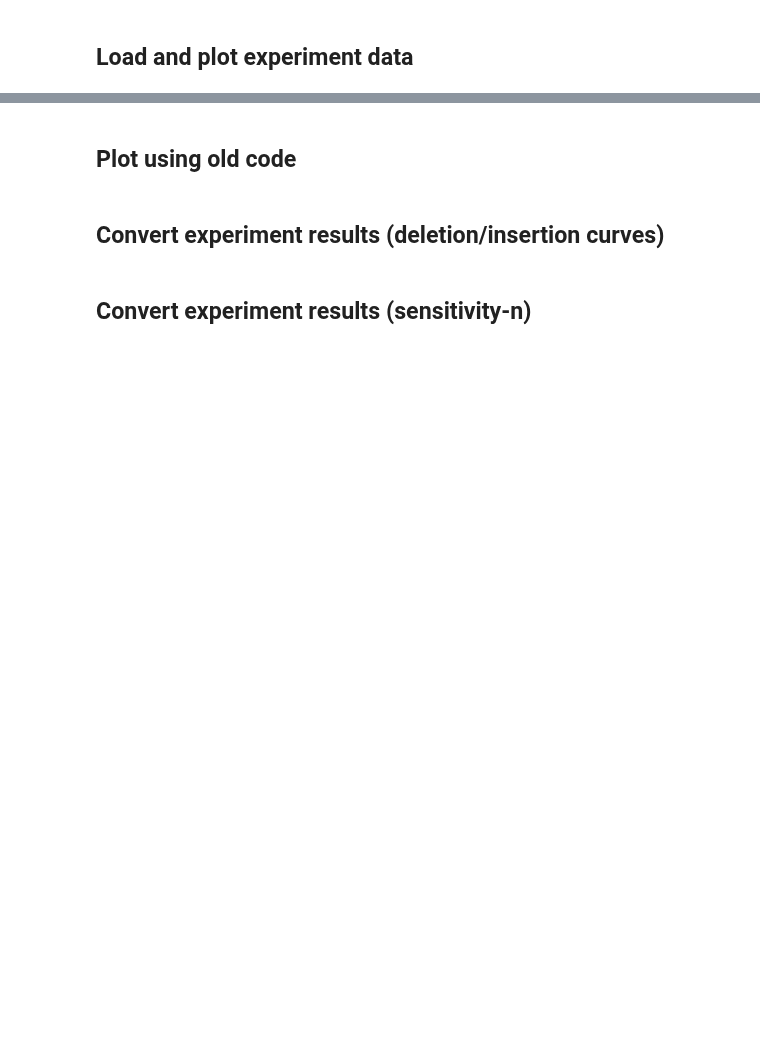
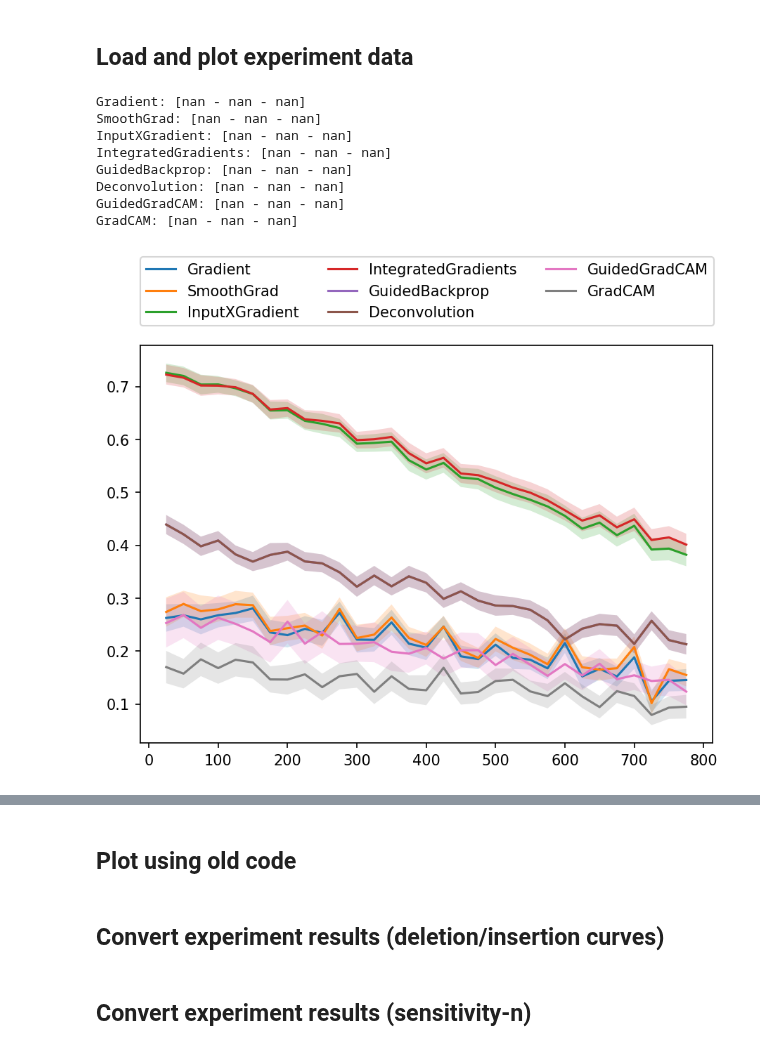
Before and after one commit to arnegevaert/benchmark, a Jupyter notebook: sandbox/show_results.ipynb, the cells around one changed output, grey strips where cells are left out. Drawn from its saved outputs; the diff is of its cells as text; code cells hidden in the pictures; blank space fills up the shorter version.

```diff
--- a/sandbox/show_results.ipynb
+++ b/sandbox/show_results.ipynb
@@ -20,10 +20,20 @@ mpl.rcParams['figure.dpi'] = 150
 # %% [markdown]
 ## Load and plot experiment data
 # %%
-data = json.load(open("../out/transforms/deletion_imagenette_softmax.json", "r"))
-data["x_range"] = [0] + data["x_range"] + [32*32]
+data = json.load(open("../scripts/result.json", "r"))
+data["x_range"] = data["x_range"]
 res = result.LinePlotResult(**data)
 fig, ax = res.plot(ci=True)
 auc = res.auc()
 for method in auc:
     print(f"{method}: [{auc[method]['lower']:.2f} - {auc[method]['mean']:.2f} - {auc[method]['upper']:.2f}]")
+# %% [output]
+Gradient: [nan - nan - nan]
+SmoothGrad: [nan - nan - nan]
+InputXGradient: [nan - nan - nan]
+IntegratedGradients: [nan - nan - nan]
+GuidedBackprop: [nan - nan - nan]
+Deconvolution: [nan - nan - nan]
+GuidedGradCAM: [nan - nan - nan]
+GradCAM: [nan - nan - nan]
+[figure, added]
```
Also changed, not shown: parts of 2 cells of this notebook, 5 other files.
